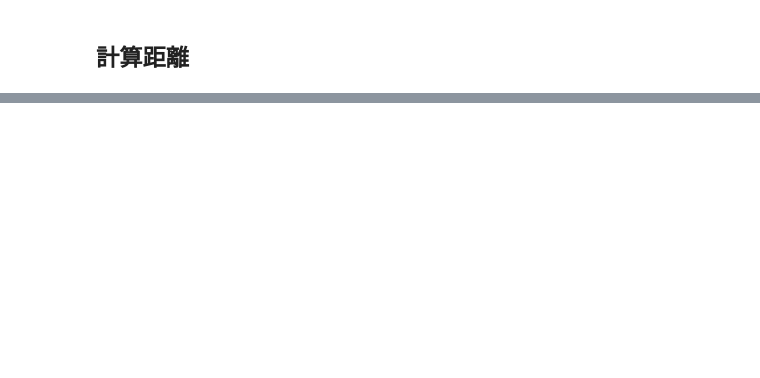
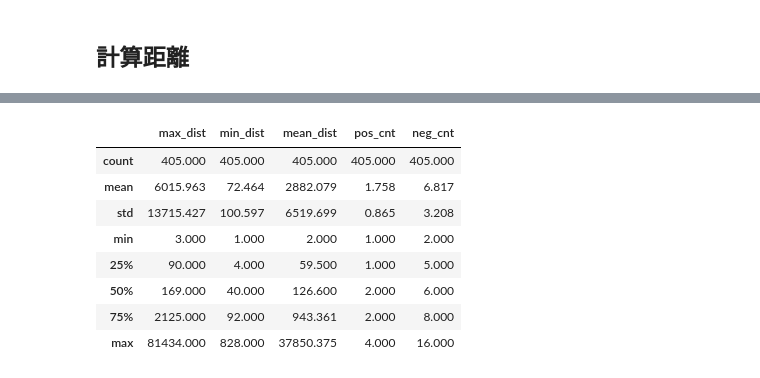
Before and after one commit to stephanie0324/restaurant_placement_recommnedation, a Jupyter notebook: 2_EDA_on_Dataset.ipynb, the cells around one changed output, grey strips where cells are left out. Cells and saved outputs as stored; diff of their text form; code cells hidden in the pictures; blank space fills up the shorter version.

```diff
--- a/2_EDA_on_Dataset.ipynb
+++ b/2_EDA_on_Dataset.ipynb
@@ -69,14 +49,2 @@ plt.show()
 # %% [markdown]
 ## 計算距離
-# %%
-def cal_distance(df):
-
-    dist_dict = {}
-
-    for i in Counter(df.name):
-        tmp = df[df.name == i]
-        max_dist = max(tmp.postal_code.astype(int))
-        min_dist = min(tmp.postal_code.astype(int))
-        dist_dict[i] = max_dist-min_dist
-
-    return dist_dict
@@ -83,3 +56,27 @@ def cal_distance(df):
+# %%
+def cal_distance(df):
+
+    dist_dict = {}
+
+    for i in Counter(df.name):
+        dist_dict[i]={}
+        dist_list = []
+        tmp = df[df.name == i]
+        pos_tmp = tmp[tmp.relevance != 0]
+        neg_tmp = tmp[tmp.relevance ==0]
+#         print(list(pos_tmp.postal_code))
+#         print(list(neg_tmp.postal_code))
+        for pos_postal in list(pos_tmp.postal_code):
+            for neg_postal in list(neg_tmp.postal_code):
+                dist_list.append(abs(int(pos_postal)-int(neg_postal)))
+
+        dist_dict[i]['max_dist'] = max(dist_list)
+        dist_dict[i]['min_dist'] = min(dist_list)
+        dist_dict[i]['mean_dist'] = np.mean(dist_list)
+        dist_dict[i]['pos_cnt'] = len(pos_tmp)
+        dist_dict[i]['neg_cnt'] = len(neg_tmp)
+
+    return dist_dict
 # %%
 train_dist_dict = cal_distance(train_df)
 test_dist_dict = cal_distance(test_df)
@@ -86,3 +95,15 @@ test_dist_dict = cal_distance(test_df)
+# %%
+round(pd.DataFrame(test_dist_dict).T.describe(),3)
+# %% [output]
+|  | max_dist | min_dist | mean_dist | pos_cnt | neg_cnt |
+| count | 405.000 | 405.000 | 405.000 | 405.000 | 405.000 |
+| mean | 6015.963 | 72.464 | 2882.079 | 1.758 | 6.817 |
+| std | 13715.427 | 100.597 | 6519.699 | 0.865 | 3.208 |
+| min | 3.000 | 1.000 | 2.000 | 1.000 | 2.000 |
+| 25% | 90.000 | 4.000 | 59.500 | 1.000 | 5.000 |
+| 50% | 169.000 | 40.000 | 126.600 | 2.000 | 6.000 |
+| 75% | 2125.000 | 92.000 | 943.361 | 2.000 | 8.000 |
+| max | 81434.000 | 828.000 | 37850.375 | 4.000 | 16.000 |
 # %%
 plt.rcParams['figure.figsize'] = [30, 10]
 d = train_dist_dict
```
Also changed, not shown: parts of 13 cells of this notebook, 7 other files.
